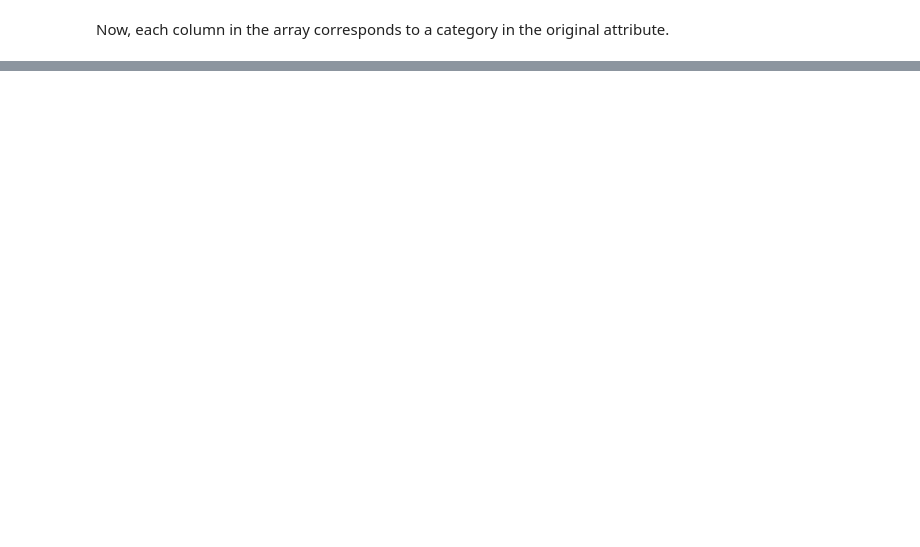
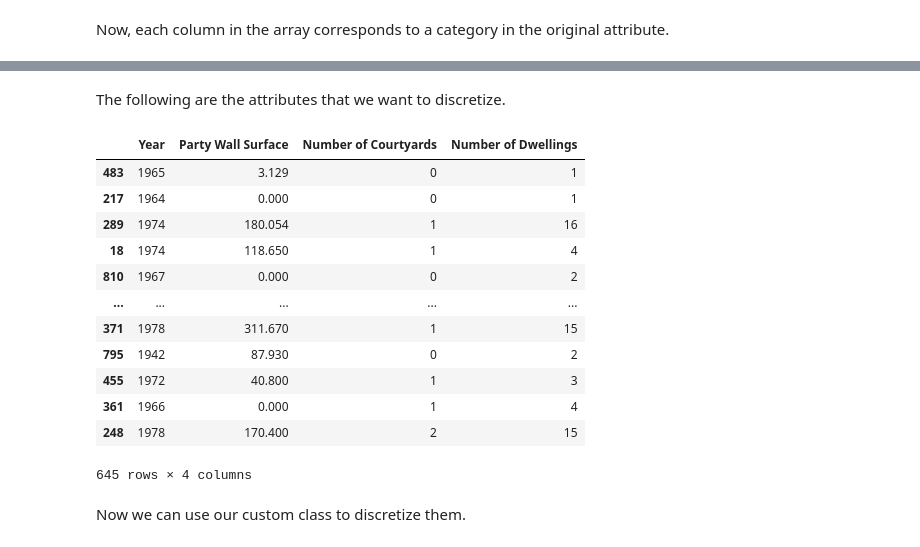
Before and after one commit to carlosdavila91/santboi_heatdemand, a Jupyter notebook: models.ipynb, the cells around one changed output, grey strips where cells are left out. Cells and saved outputs as stored; diff of their text form; code cells hidden in the pictures; blank space fills up the shorter version.

```diff
--- a/models.ipynb
+++ b/models.ipynb
@@ -516 +537,4 @@ plt.show()
+# %%
+buildings = buildings.loc[buildings_labels_z.index]
+buildings_labels = buildings_labels.loc[buildings_labels_z.index]
 # %% [markdown]
@@ -630,0 +625,43 @@ Simple models for simple problems work better.
+# %%
+from sklearn.base import BaseEstimator, TransformerMixin
+from sklearn.neighbors import LocalOutlierFactor
+
+year_idx, partyw_idx = 2, 7
+courtyards_idx, dwellings_idx = 10, 11
+
+class DiscretizeAttributes(BaseEstimator, TransformerMixin):
+    def __init__(self, add_discretized_attributes=True):
+        self.add_discretized_attributes = add_discretized_attributes
+    def fit(self, X, y=None):
+        return self
+    def transform(self, X):
+        if not self.add_discretized_attributes:
+            return X
+        else:
+            X = np.array(X)
+            period = np.digitize(X[:,year_idx], bins=np.array([1899, 1940, 1960, 1970, 1980]), right=True)
+            party_wall_cat = np.digitize(X[:,partyw_idx], bins=np.array([0.0, np.inf]), right=True)
+            courtyards_cat = np.digitize(X[:,courtyards_idx], bins=np.array([0.0, 1, np.inf]), right=True)
+            dwellings_cat = np.digitize(X[:,dwellings_idx], bins=np.array([1,4,9,19,39,np.inf]), right=True)
+        return np.c_[X, period, party_wall_cat, courtyards_cat, dwellings_cat]
+# %% [markdown]
+The following are the attributes that we want to discretize.
+# %%
+buildings_num = buildings.select_dtypes(("float64", "int64"))
+buildings_num.iloc[:,[year_idx, partyw_idx, courtyards_idx, dwellings_idx]]
+# %% [output]
+|  | Year | Party Wall Surface | Number of Courtyards | Number of Dwellings |
+| 483 | 1965 | 3.129 | 0 | 1 |
+| 217 | 1964 | 0.000 | 0 | 1 |
+| 289 | 1974 | 180.054 | 1 | 16 |
+| 18 | 1974 | 118.650 | 1 | 4 |
+| 810 | 1967 | 0.000 | 0 | 2 |
+| ... | ... | ... | ... | ... |
+| 371 | 1978 | 311.670 | 1 | 15 |
+| 795 | 1942 | 87.930 | 0 | 2 |
+| 455 | 1972 | 40.800 | 1 | 3 |
+| 361 | 1966 | 0.000 | 1 | 4 |
+| 248 | 1978 | 170.400 | 2 | 15 |
+645 rows × 4 columns
+# %% [markdown]
+Now we can use our custom class to discretize them.
```
Also changed, not shown: parts of 158 cells of this notebook, 3 other files.
